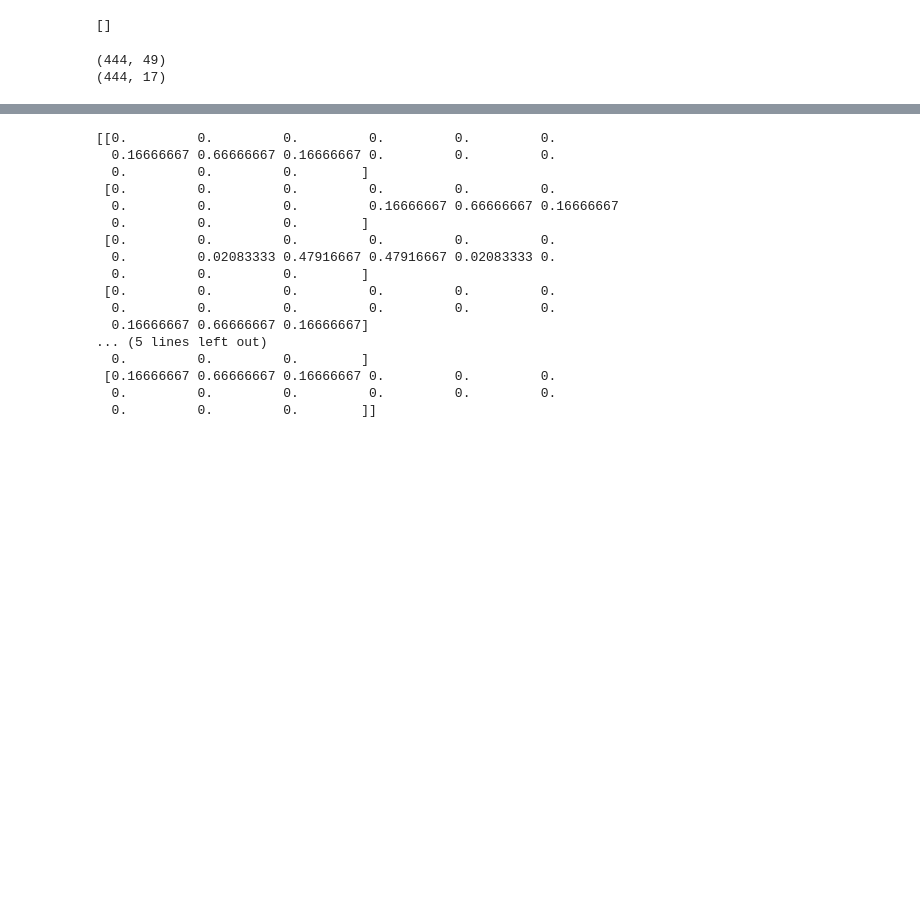
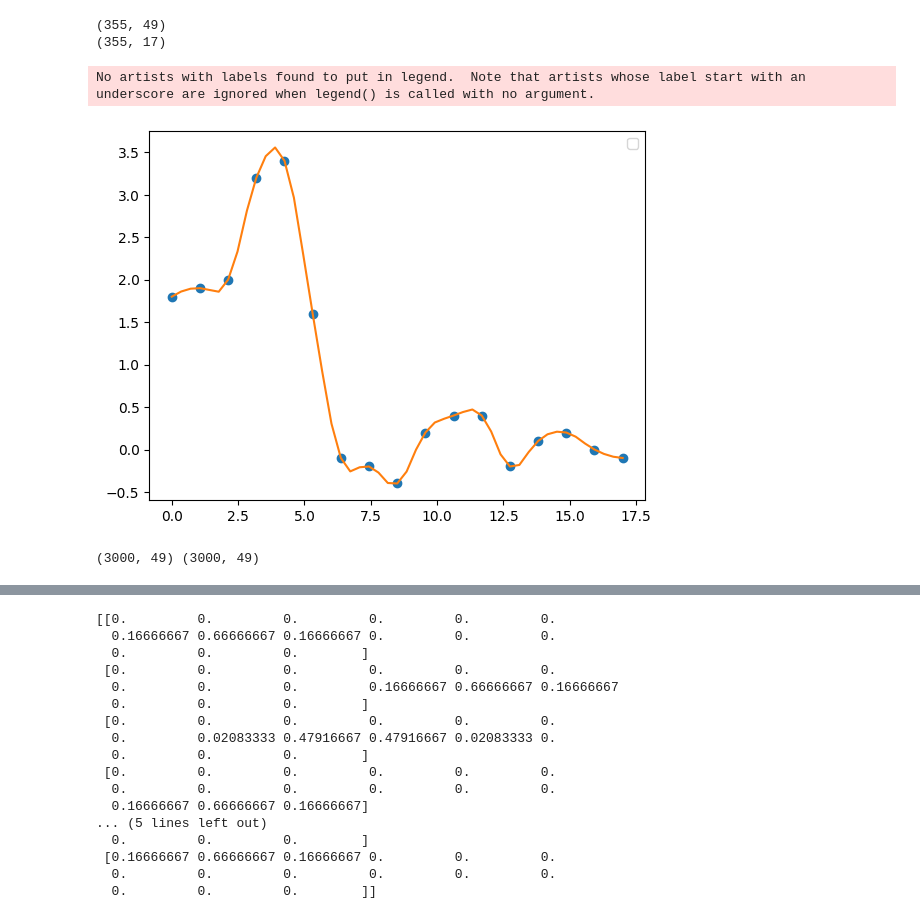
Before and after one commit to ruslanatsabryk/forecaster, a Jupyter notebook: dbconnection.ipynb, the cells around one changed output, grey strips where cells are left out. Saved outputs shown, nothing was run; the diff lists cells and outputs as text; code cells hidden in the pictures; blank space fills up the shorter version.

```diff
--- a/dbconnection.ipynb
+++ b/dbconnection.ipynb
@@ -168,40 +216,24 @@ y [datetime.datetime(2023, 9, 4, 0, 0), 9.0, 7.2, 19.7, 20.7, 22.3, 21.9, 14.7,
-# %%
-# Проверка на пропущенные значения (None)
-damaged_rows = set()
-
-for i, (x, y) in enumerate(zip(forecast_X, fact_y)):
-    if x[0] != y[0]:
-        print(x[0], y[0])
-    damage_x = False
-    for xi in x:
-        if xi is None:
-            damage_x = True
-            break
-    if damage_x:
-        damaged_rows.add(i)
-        print('x', x)
-
-    damage_y = False
-    for yi in y:
-        if yi is None:
-            damage_y = True
-            break
-    if damage_y:
-        damaged_rows.add(i)
-        print('y', y)
-
-damaged_rows = sorted(list(damaged_rows), reverse=True)
-print(damaged_rows)
-# %% [output]
-[]
+# %%
+def get_xy(foreast, fact):
+    X = np.array([x[1:] for x in forecast])
+    y = np.array([y[1:] for y in fact])
+    print(X.shape)
+    print(y.shape)
+    return X, y
 # %%
-
-
-X = np.array([x[1:] for x in forecast_X])
-y = np.array([y[1:] for y in fact_y])
-
-print(X.shape)
-print(y.shape)
+X_prior, y_prior = get_xy(forecast, fact)
 # %% [output]
-(444, 49)
-(444, 17)
+(355, 49)
+(355, 17)
+# %%
+def interpolate_y_rows(arr, knots, degree=2):
+    x = np.linspace(0, arr.shape[1], arr.shape[1])
+    x_knots = np.linspace(0, arr.shape[1], knots)
+    arr_new = []
+    for y in arr:
+        x_spl = splrep(x, y, k=degree)
+        y2 = splev(x_knots, x_spl)
+        arr_new.append(y2)
+
+
+    return np.array(arr_new)
@@ -207,0 +260,13 @@ print(y.shape)
+# %%
+y = interpolate_y_rows(y_prior, 49, degree=2)
+y_points_prior = np.linspace(0, y_prior.shape[1], y_prior.shape[1])
+y_points = np.linspace(0, y_prior.shape[1], y.shape[1])
+
+# plt.plot(y_points, y[-1], 'o', y_points_int, y_int[-1])
+plt.plot(y_points_prior, y_prior[-13], 'o')
+plt.plot(y_points, y[-13])
+plt.legend()
+plt.show()
+# %% [output]
+No artists with labels found to put in legend.  Note that artists whose label start with an underscore are ignored when legend() is called with no argument.
+[figure, added]
@@ -207,0 +291,4 @@ print(y.shape)
+# %%
+print(X.shape, y.shape)
+# %% [output]
+(3000, 49) (3000, 49)
```
Also changed, not shown: parts of 19 cells of this notebook.
